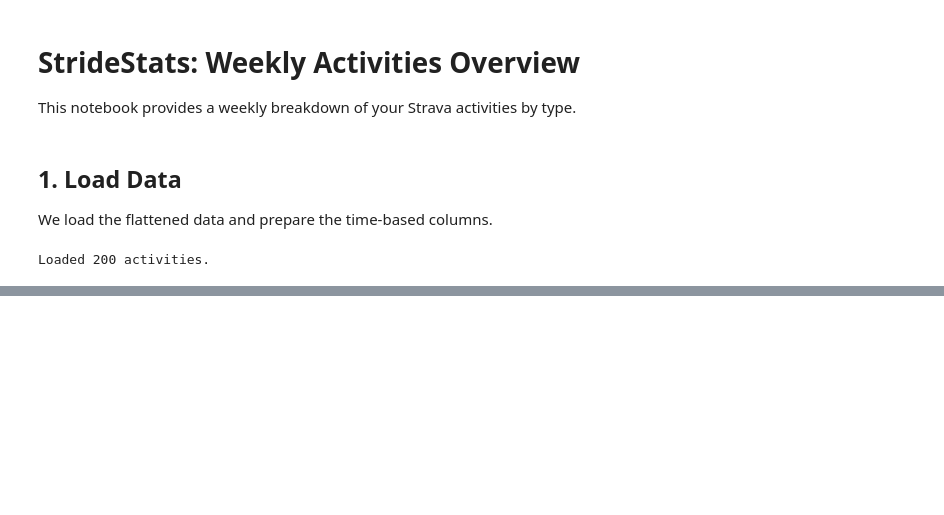
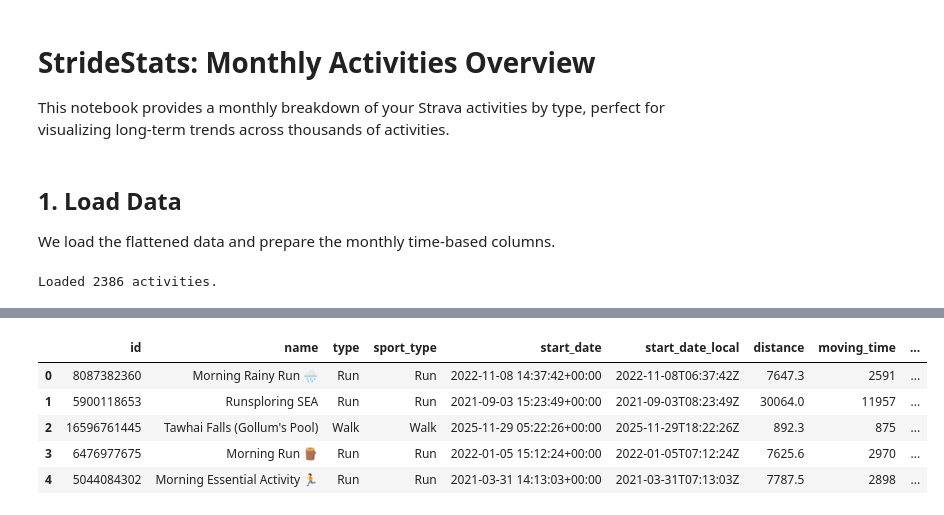
Before and after one commit to enanale/stridestats, a Jupyter notebook: notebooks/01_Activities_Overview.ipynb, the cells around one changed output, grey strips where cells are left out. Cells and saved outputs as stored; diff of their text form; code cells hidden in the pictures; blank space fills up the shorter version.

```diff
--- a/notebooks/01_Activities_Overview.ipynb
+++ b/notebooks/01_Activities_Overview.ipynb
@@ -1,7 +1,7 @@
 # %% [markdown]
-# StrideStats: Weekly Activities Overview
+# StrideStats: Monthly Activities Overview
 
-This notebook provides a weekly breakdown of your Strava activities by type.
+This notebook provides a monthly breakdown of your Strava activities by type, perfect for visualizing long-term trends across thousands of activities.
 # %%
 import pandas as pd
 import matplotlib.pyplot as plt
@@ -13,7 +13,7 @@ sns.set_theme(style="whitegrid")
 %matplotlib inline
 # %% [markdown]
 ## 1. Load Data
-We load the flattened data and prepare the time-based columns.
+We load the flattened data and prepare the monthly time-based columns.
 # %%
 data_path = Path("../data/processed/activities.parquet")
 if not data_path.exists():
@@ -22,10 +22,10 @@ else:
     df = pd.read_parquet(data_path)
     df['start_date'] = pd.to_datetime(df['start_date'])
 
-    # Create a 'Week' column (using Monday as start)
-    df['week_start'] = df['start_date'].dt.to_period('W').dt.start_time
+    # Create a 'Month' column (using start of month)
+    df['month_start'] = df['start_date'].dt.to_period('M').dt.start_time
 
     print(f"Loaded {len(df)} activities.")
     display(df.head())
 # %% [output]
-Loaded 200 activities.
+Loaded 2386 activities.
@@ -34 +32,7 @@ UserWarning: Converting to PeriodArray/Index representation will drop timezone i
+|  | id | name | type | sport_type | start_date | start_date_local | distance | moving_time | ... |
+| 0 | 8087382360 | Morning Rainy Run 🌧️ | Run | Run | 2022-11-08 14:37:42+00:00 | 2022-11-08T06:37:42Z | 7647.3 | 2591 | ... |
+| 1 | 5900118653 | Runsploring SEA | Run | Run | 2021-09-03 15:23:49+00:00 | 2021-09-03T08:23:49Z | 30064.0 | 11957 | ... |
+| 2 | 16596761445 | Tawhai Falls (Gollum's Pool) | Walk | Walk | 2025-11-29 05:22:26+00:00 | 2025-11-29T18:22:26Z | 892.3 | 875 | ... |
+| 3 | 6476977675 | Morning Run 🪵 | Run | Run | 2022-01-05 15:12:24+00:00 | 2022-01-05T07:12:24Z | 7625.6 | 2970 | ... |
+| 4 | 5044084302 | Morning Essential Activity 🏃 | Run | Run | 2021-03-31 14:13:03+00:00 | 2021-03-31T07:13:03Z | 7787.5 | 2898 | ... |
 # %% [markdown]
```
Also changed, not shown: parts of 5 cells of this notebook.
